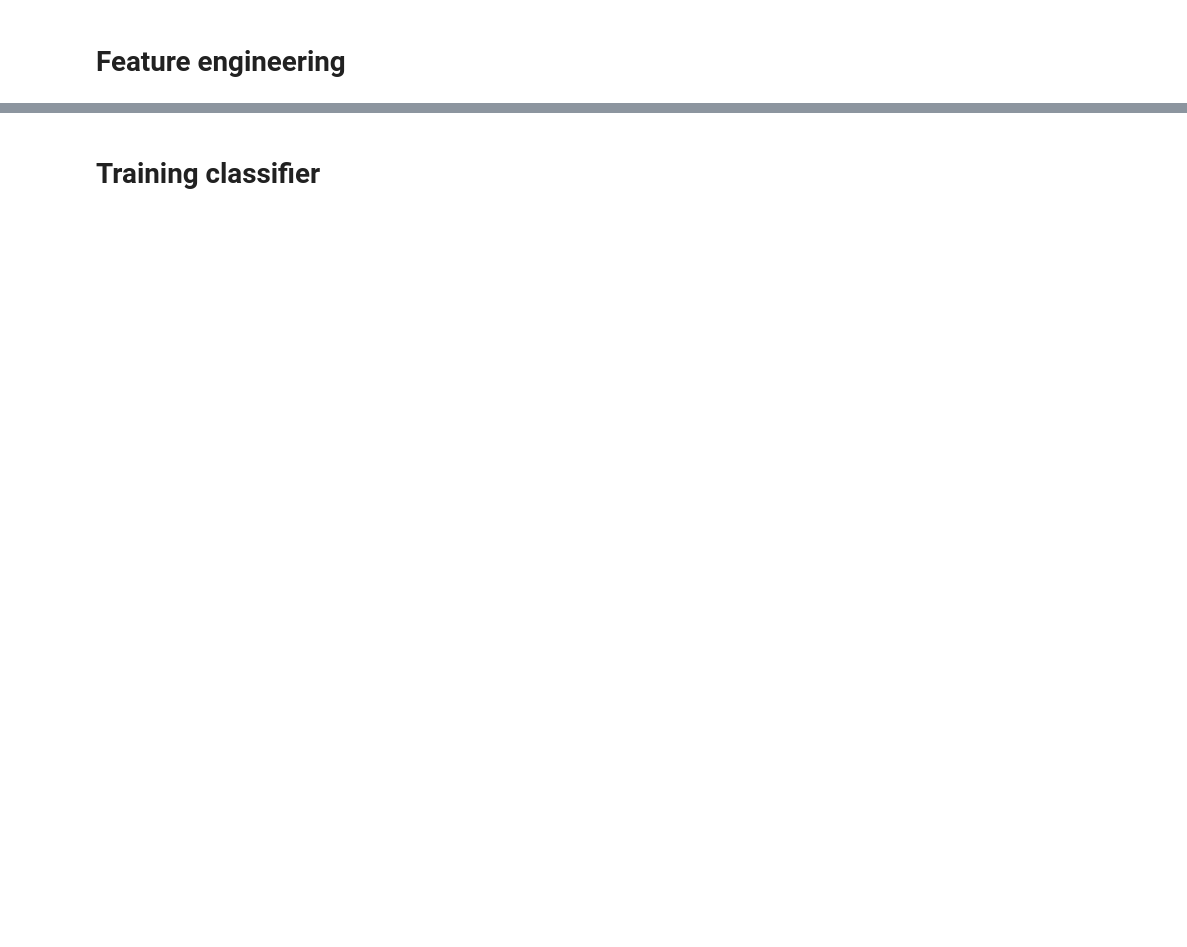
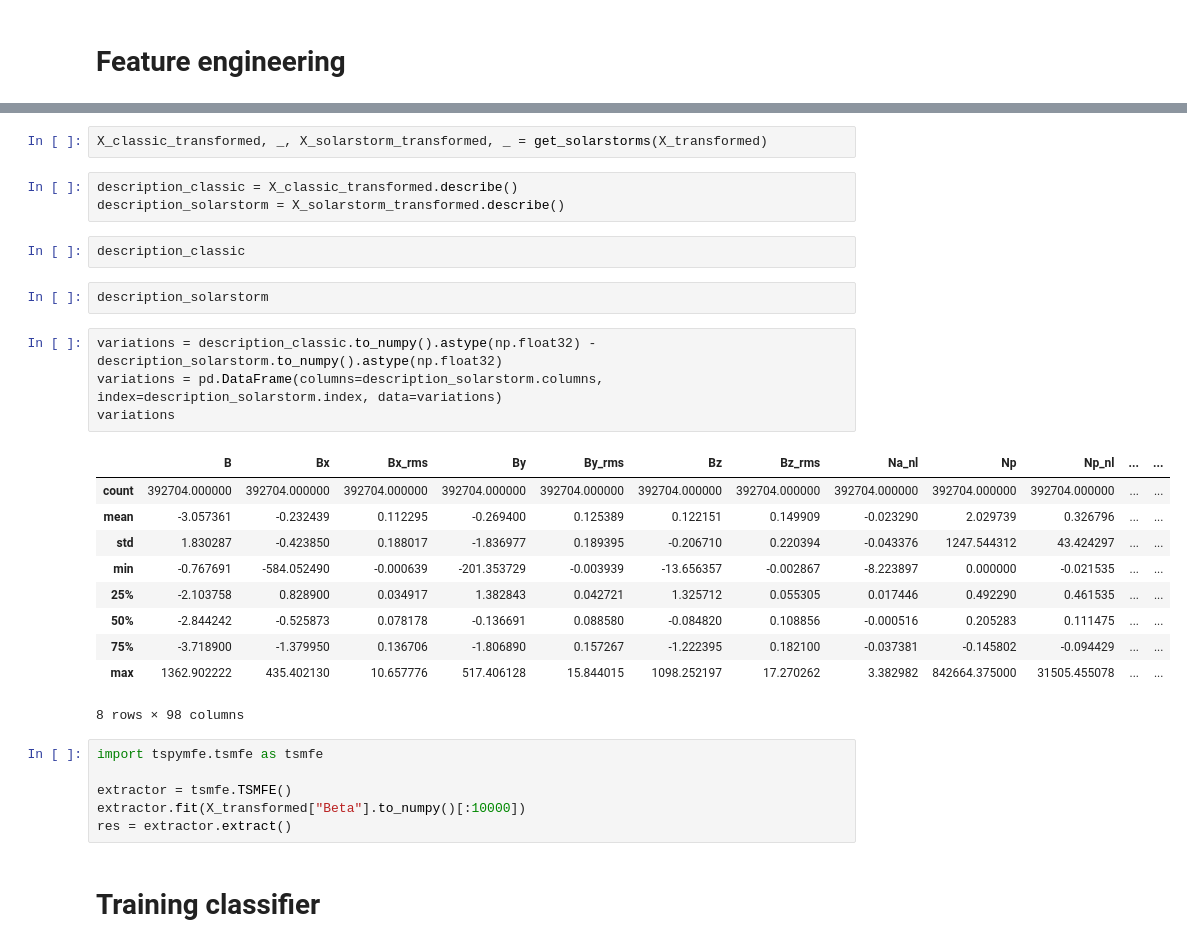
Before and after one commit to AlexandreChaussard/DataCamp-Solar_Wind, a Jupyter notebook: test_environment/playground.ipynb, the cells around one changed output, grey strips where cells are left out. Drawn from its saved outputs; the diff is of its cells as text; blank space fills up the shorter version.

```diff
--- a/test_environment/playground.ipynb
+++ b/test_environment/playground.ipynb
@@ -177,2 +202,32 @@ memory usage: 204.2 MB
+# %%
+X_classic_transformed, _, X_solarstorm_transformed, _ = get_solarstorms(X_transformed)
+# %%
+description_classic = X_classic_transformed.describe()
+description_solarstorm = X_solarstorm_transformed.describe()
+# %%
+description_classic
+# %%
+description_solarstorm
+# %%
+variations = description_classic.to_numpy().astype(np.float32) - description_solarstorm.to_numpy().astype(np.float32)
+variations = pd.DataFrame(columns=description_solarstorm.columns, index=description_solarstorm.index, data=variations)
+variations
+# %% [output]
+|  | B | Bx | Bx_rms | By | By_rms | Bz | Bz_rms | Na_nl | Np | Np_nl | ... | ... |
+| count | 392704.000000 | 392704.000000 | 392704.000000 | 392704.000000 | 392704.000000 | 392704.000000 | 392704.000000 | 392704.000000 | 392704.000000 | 392704.000000 | ... | ... |
+| mean | -3.057361 | -0.232439 | 0.112295 | -0.269400 | 0.125389 | 0.122151 | 0.149909 | -0.023290 | 2.029739 | 0.326796 | ... | ... |
+| std | 1.830287 | -0.423850 | 0.188017 | -1.836977 | 0.189395 | -0.206710 | 0.220394 | -0.043376 | 1247.544312 | 43.424297 | ... | ... |
+| min | -0.767691 | -584.052490 | -0.000639 | -201.353729 | -0.003939 | -13.656357 | -0.002867 | -8.223897 | 0.000000 | -0.021535 | ... | ... |
+| 25% | -2.103758 | 0.828900 | 0.034917 | 1.382843 | 0.042721 | 1.325712 | 0.055305 | 0.017446 | 0.492290 | 0.461535 | ... | ... |
+| 50% | -2.844242 | -0.525873 | 0.078178 | -0.136691 | 0.088580 | -0.084820 | 0.108856 | -0.000516 | 0.205283 | 0.111475 | ... | ... |
+| 75% | -3.718900 | -1.379950 | 0.136706 | -1.806890 | 0.157267 | -1.222395 | 0.182100 | -0.037381 | -0.145802 | -0.094429 | ... | ... |
+| max | 1362.902222 | 435.402130 | 10.657776 | 517.406128 | 15.844015 | 1098.252197 | 17.270262 | 3.382982 | 842664.375000 | 31505.455078 | ... | ... |
+8 rows × 98 columns
+# %%
+import tspymfe.tsmfe as tsmfe
+
+extractor = tsmfe.TSMFE()
+extractor.fit(X_transformed["Beta"].to_numpy()[:10000])
+res = extractor.extract()
 # %% [markdown]
 # Training classifier
```
Also changed, not shown: parts of 16 cells of this notebook, 12 other files.
